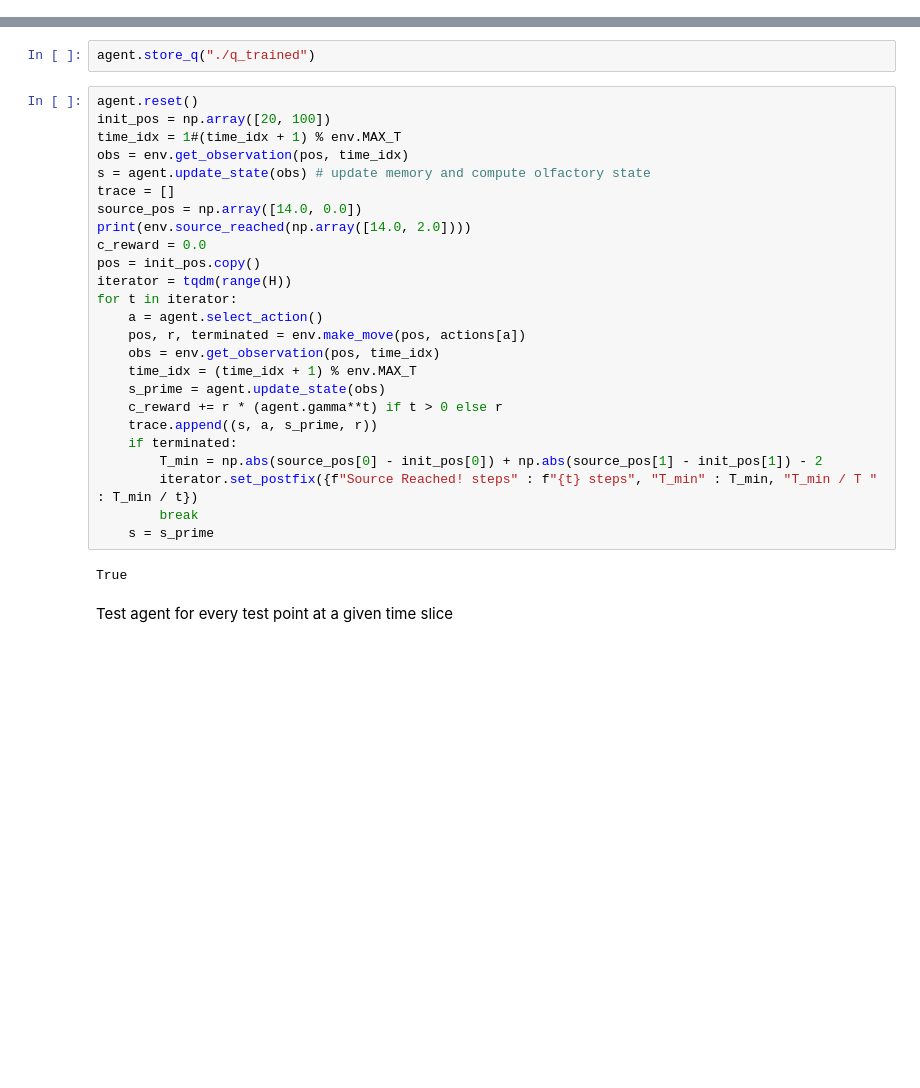
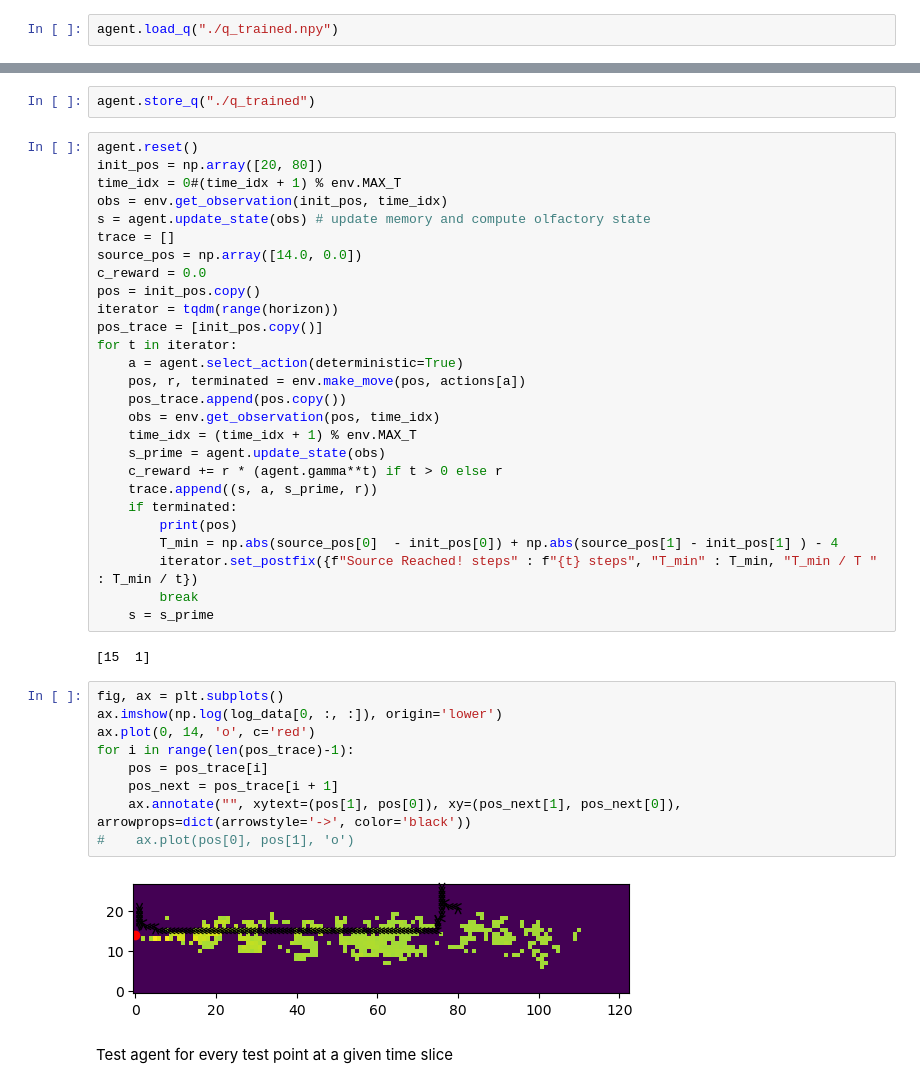
Before and after one commit to PimLb/pynav, a Jupyter notebook: notebooks/Tutorial.ipynb, the cells around one changed output, grey strips where cells are left out. Saved outputs shown, nothing was run; the diff lists cells and outputs as text; blank space fills up the shorter version.

```diff
--- a/notebooks/Tutorial.ipynb
+++ b/notebooks/Tutorial.ipynb
@@ -114,6 +126,8 @@ _, average_crewards = trainer.train_agent(agent=agent,
                     delta = delta,
                     seed = seed
                     )
+# %%
+agent.load_q("./q_trained.npy")
 # %%
 H = 400 # horizon
 num_episodes = 100000
@@ -165,31 +179,44 @@ We can store the computed Q-table using `store_q` function
 agent.store_q("./q_trained")
 # %%
 agent.reset()
-init_pos = np.array([20, 100])
-time_idx = 1#(time_idx + 1) % env.MAX_T
-obs = env.get_observation(pos, time_idx)
+init_pos = np.array([20, 80])
+time_idx = 0#(time_idx + 1) % env.MAX_T
+obs = env.get_observation(init_pos, time_idx)
 s = agent.update_state(obs) # update memory and compute olfactory state
 trace = []
 source_pos = np.array([14.0, 0.0])
-print(env.source_reached(np.array([14.0, 2.0])))
 c_reward = 0.0
 pos = init_pos.copy()
-iterator = tqdm(range(H))
+iterator = tqdm(range(horizon))
+pos_trace = [init_pos.copy()]
 for t in iterator:
-    a = agent.select_action()
+    a = agent.select_action(deterministic=True)
     pos, r, terminated = env.make_move(pos, actions[a])
+    pos_trace.append(pos.copy())
     obs = env.get_observation(pos, time_idx)
     time_idx = (time_idx + 1) % env.MAX_T
     s_prime = agent.update_state(obs)
     c_reward += r * (agent.gamma**t) if t > 0 else r
     trace.append((s, a, s_prime, r))
     if terminated:
-        T_min = np.abs(source_pos[0] - init_pos[0]) + np.abs(source_pos[1] - init_pos[1]) - 2
+        print(pos)
+        T_min = np.abs(source_pos[0]  - init_pos[0]) + np.abs(source_pos[1] - init_pos[1] ) - 4
         iterator.set_postfix({f"Source Reached! steps" : f"{t} steps", "T_min" : T_min, "T_min / T " : T_min / t})
         break
     s = s_prime
 # %% [output]
-True
+[15  1]
+# %%
+fig, ax = plt.subplots()
+ax.imshow(np.log(log_data[0, :, :]), origin='lower')
+ax.plot(0, 14, 'o', c='red')
+for i in range(len(pos_trace)-1):
+    pos = pos_trace[i]
+    pos_next = pos_trace[i + 1]
+    ax.annotate("", xytext=(pos[1], pos[0]), xy=(pos_next[1], pos_next[0]), arrowprops=dict(arrowstyle='->', color='black'))
+#    ax.plot(pos[0], pos[1], 'o')
+# %% [output]
+[figure, added]
 # %% [markdown]
 Test agent for every test point at a given time slice
 # %%
```
Also changed, not shown: parts of 8 cells of this notebook.
